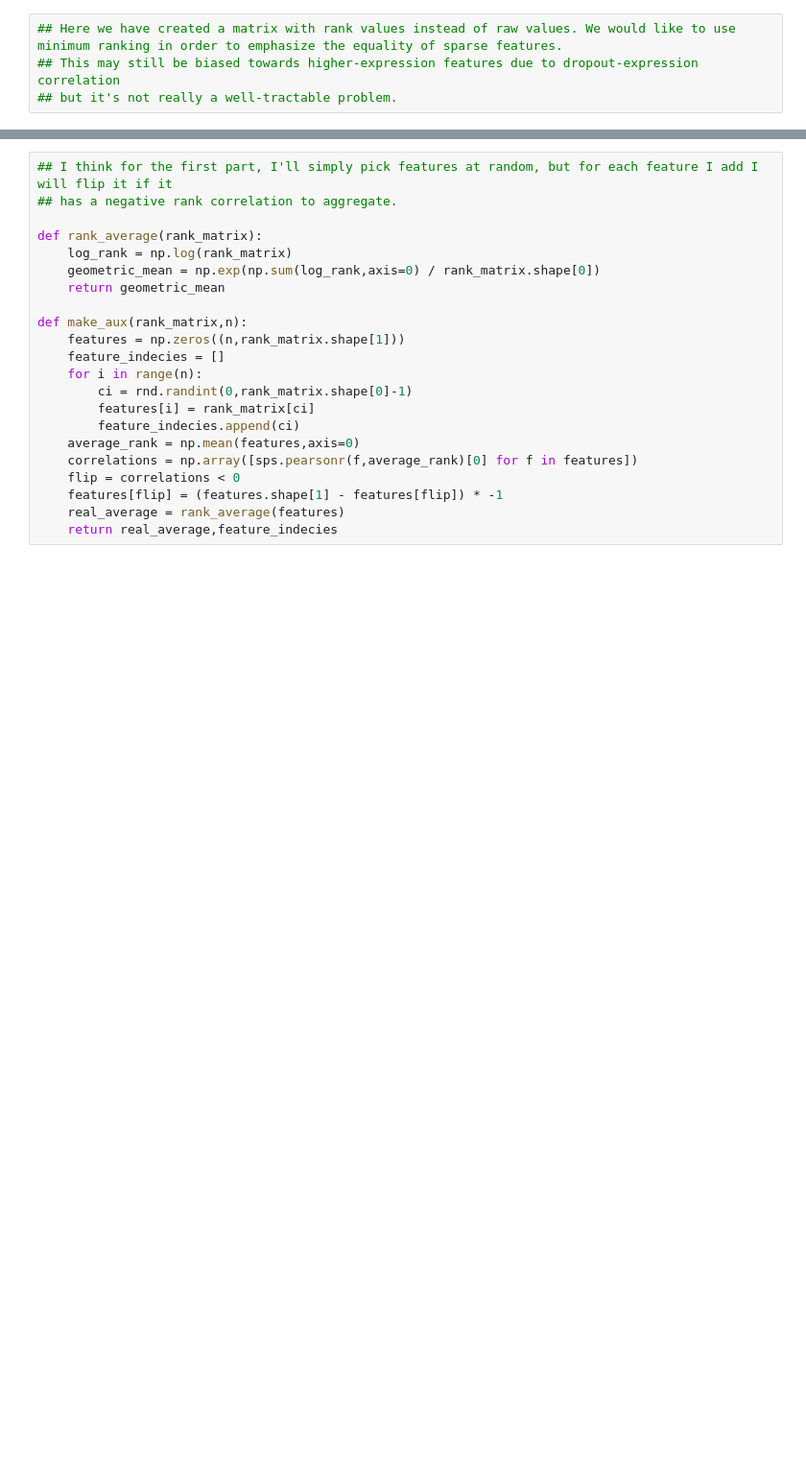
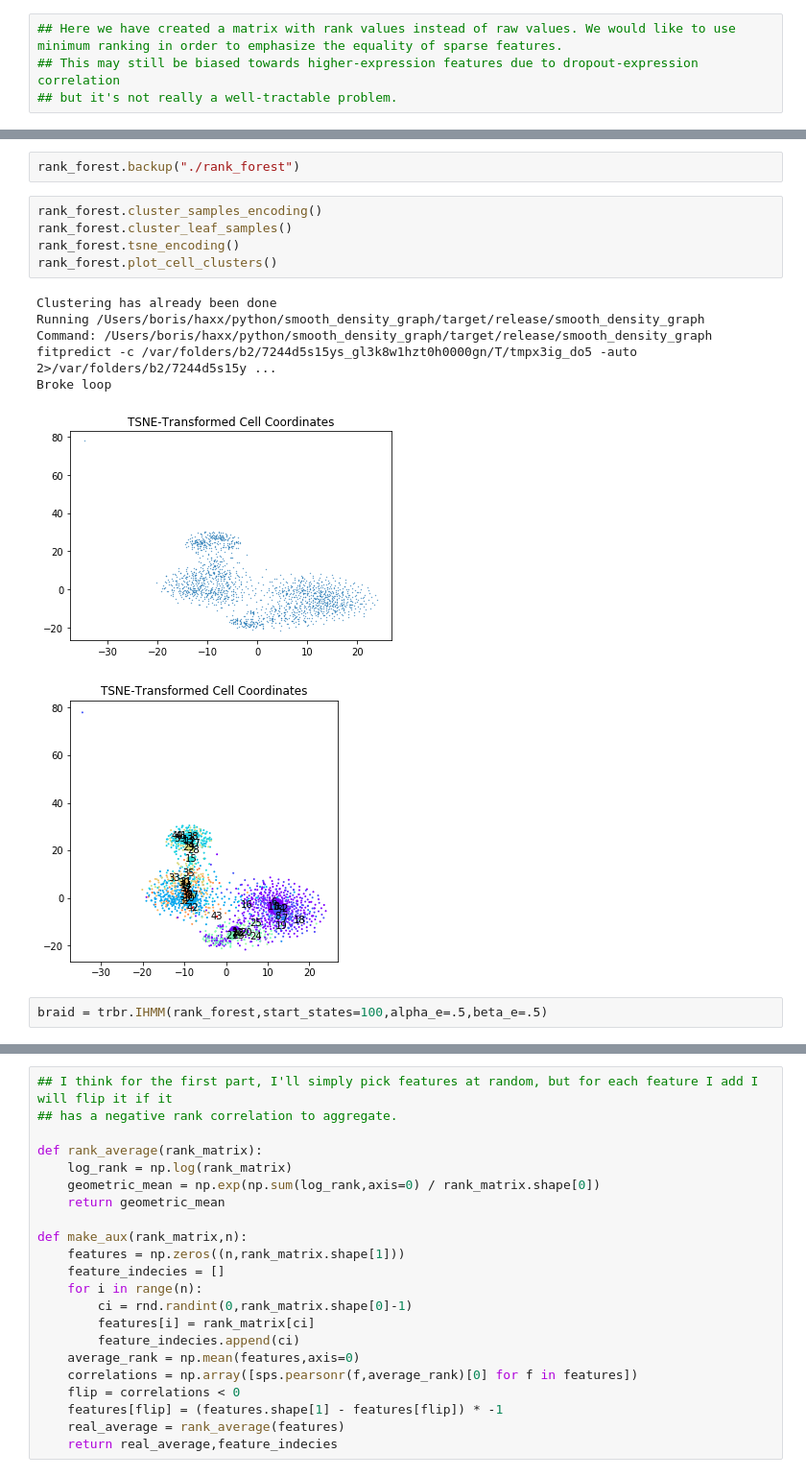
Before and after one commit to bbrener1/rusty_lumberjack, a Jupyter notebook: QuickTestRankAndAux.ipynb, the cells around one changed output, grey strips where cells are left out. Shown at 96% size. Cells and saved outputs as stored; diff of their text form; blank space fills up the shorter version.

Commit message:
FIXED IHMM

```diff
--- a/QuickTestRankAndAux.ipynb
+++ b/QuickTestRankAndAux.ipynb
@@ -26,0 +55,16 @@ np.savetxt('./rank_aux_test/rank_matrix.txt',rank_matrix)
+# %%
+rank_forest.backup("./rank_forest")
+# %%
+rank_forest.cluster_samples_encoding()
+rank_forest.cluster_leaf_samples()
+rank_forest.tsne_encoding()
+rank_forest.plot_cell_clusters()
+# %% [output]
+Clustering has already been done
+Running /Users/boris/haxx/python/smooth_density_graph/target/release/smooth_density_graph
+Command: /Users/boris/haxx/python/smooth_density_graph/target/release/smooth_density_graph fitpredict -c /var/folders/b2/7244d5s15ys_gl3k8w1hzt0h0000gn/T/tmpx3ig_do5 -auto 2>/var/folders/b2/7244d5s15y ...
+Broke loop
+[figure, added]
+[figure, added]
+# %%
+braid = trbr.IHMM(rank_forest,start_states=100,alpha_e=.5,beta_e=.5)
```
Also changed, not shown: parts of 16 cells of this notebook, 11 other files.
